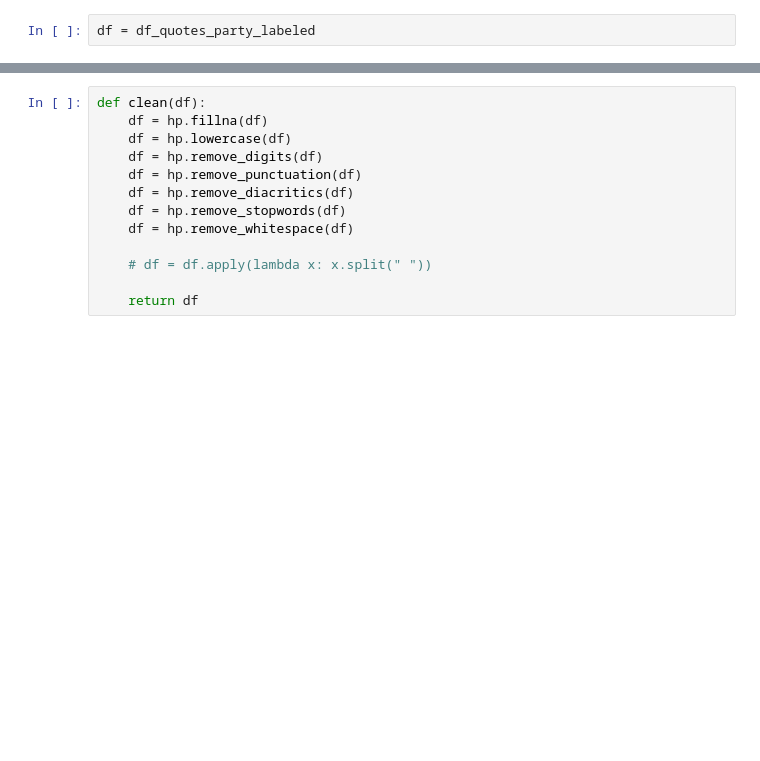
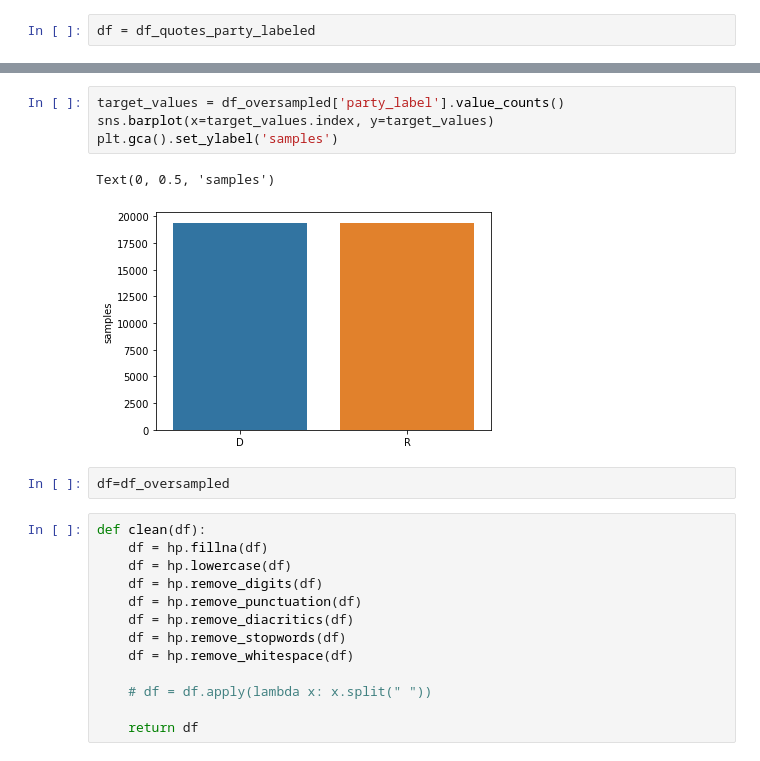
Before and after one commit to epfl-ada/ada-2021-project-mmng, a Jupyter notebook: michael_scrap2.ipynb, the cells around one changed output, grey strips where cells are left out. Cells and saved outputs as stored; diff of their text form; blank space fills up the shorter version.

```diff
--- a/michael_scrap2.ipynb
+++ b/michael_scrap2.ipynb
@@ -109,3 +98,12 @@ stop_words
+# %%
+target_values = df_oversampled['party_label'].value_counts()
+sns.barplot(x=target_values.index, y=target_values)
+plt.gca().set_ylabel('samples')
+# %% [output]
+Text(0, 0.5, 'samples')
+[figure, added]
+# %%
+df=df_oversampled
 # %%
 def clean(df):
     df = hp.fillna(df)
```
Also changed, not shown: parts of 13 cells of this notebook, 1 other file.
